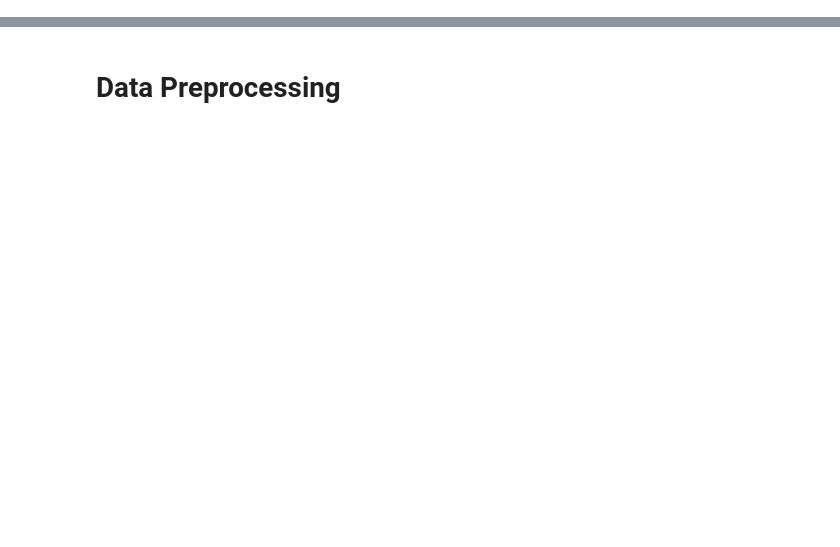
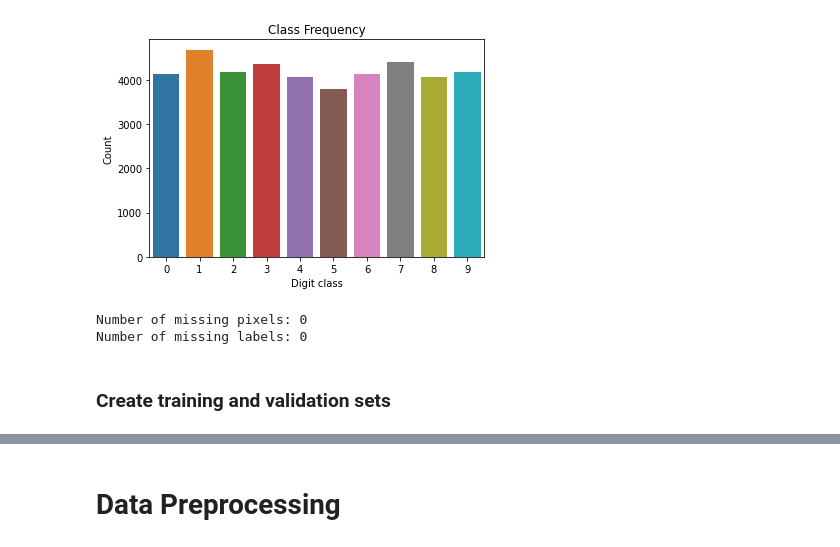
Before and after one commit to kumarsoma/handwritten_digit_recognizer, a Jupyter notebook: handwritten_digit_recognizer.ipynb, the cells around one changed output, grey strips where cells are left out. Cells and saved outputs as stored; diff of their text form; code cells hidden in the pictures; blank space fills up the shorter version.

Commit message:
Added visuals and comments

```diff
--- a/handwritten_digit_recognizer.ipynb
+++ b/handwritten_digit_recognizer.ipynb
@@ -62,0 +24,3 @@ No missing data in train and test sets
+# %%
+data = pd.read_csv('/content/drive/My Drive/Digit/train.csv')
+data
@@ -62,0 +41,14 @@ No missing data in train and test sets
+# %%
+ax = sns.countplot(x = 'label', data = data)
+ax.set(xlabel='Digit class', ylabel='Count', title = 'Class Frequency')
+plt.show()
+# %% [output]
+[figure, added]
+# %%
+print(f"Number of missing pixels: {data.iloc[:,1:].isnull().any().sum()}")
+print(f"Number of missing labels: {data.iloc[:,0].isnull().any().sum()}")
+# %% [output]
+Number of missing pixels: 0
+Number of missing labels: 0
+# %% [markdown]
+### Create training and validation sets
```
Also changed, not shown: parts of 62 cells of this notebook.
